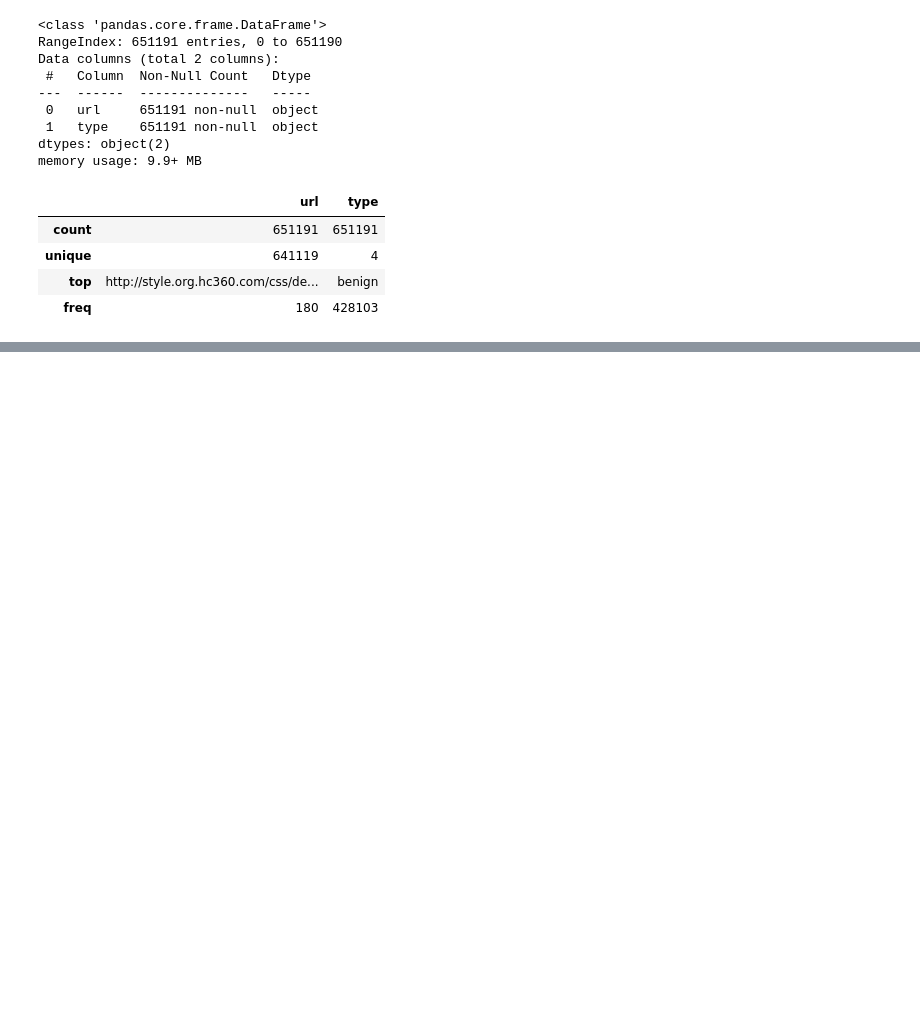
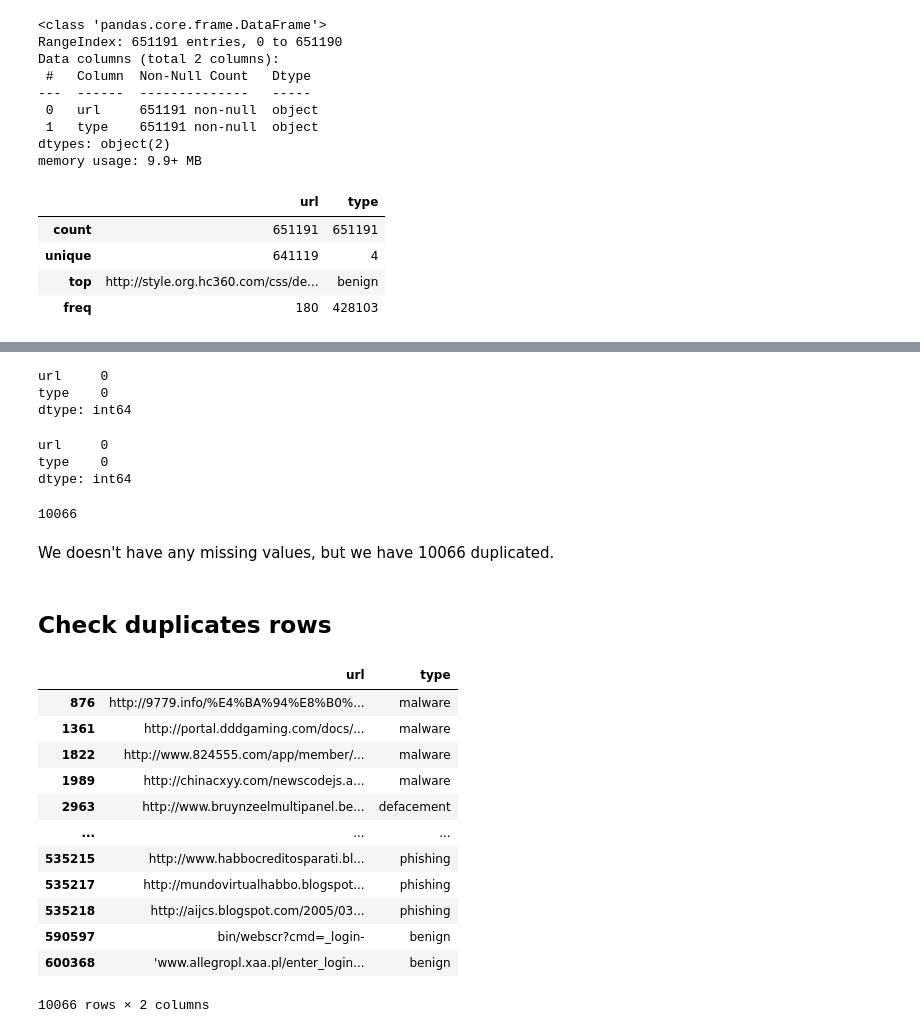
Before and after one commit to neevaiti/SafeURL-model, a Jupyter notebook: notebook/01_analysis.ipynb, the cells around one changed output, grey strips where cells are left out. Drawn from its saved outputs; the diff is of its cells as text; code cells hidden in the pictures; blank space fills up the shorter version.

```diff
--- a/notebook/01_analysis.ipynb
+++ b/notebook/01_analysis.ipynb
@@ -47,0 +50,36 @@ df.describe()
+# %%
+df.isna().sum()
+# %% [output]
+url     0
+type    0
+dtype: int64
+# %%
+df.isnull().sum()
+# %% [output]
+url     0
+type    0
+dtype: int64
+# %%
+df.duplicated().sum()
+# %% [output]
+10066
+# %% [markdown]
+We doesn't have any missing values, but we have 10066 duplicated.
+# %% [markdown]
+## Check duplicates rows
+# %%
+df[df.duplicated()]
+# %% [output]
+|  | url | type |
+| 876 | http://9779.info/%E4%BA%94%E8%B0%... | malware |
+| 1361 | http://portal.dddgaming.com/docs/... | malware |
+| 1822 | http://www.824555.com/app/member/... | malware |
+| 1989 | http://chinacxyy.com/newscodejs.a... | malware |
+| 2963 | http://www.bruynzeelmultipanel.be... | defacement |
+| ... | ... | ... |
+| 535215 | http://www.habbocreditosparati.bl... | phishing |
+| 535217 | http://mundovirtualhabbo.blogspot... | phishing |
+| 535218 | http://aijcs.blogspot.com/2005/03... | phishing |
+| 590597 | bin/webscr?cmd=_login- | benign |
+| 600368 | 'www.allegropl.xaa.pl/enter_login... | benign |
+10066 rows × 2 columns
```
Also changed, not shown: parts of 7 cells of this notebook.
